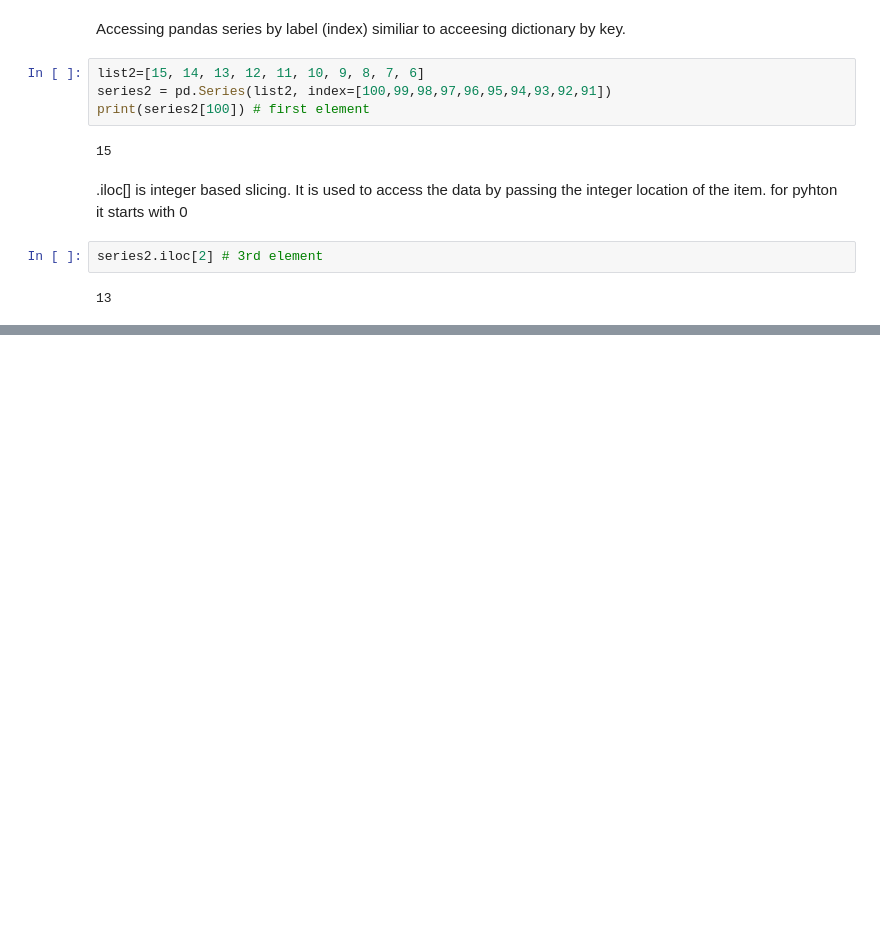
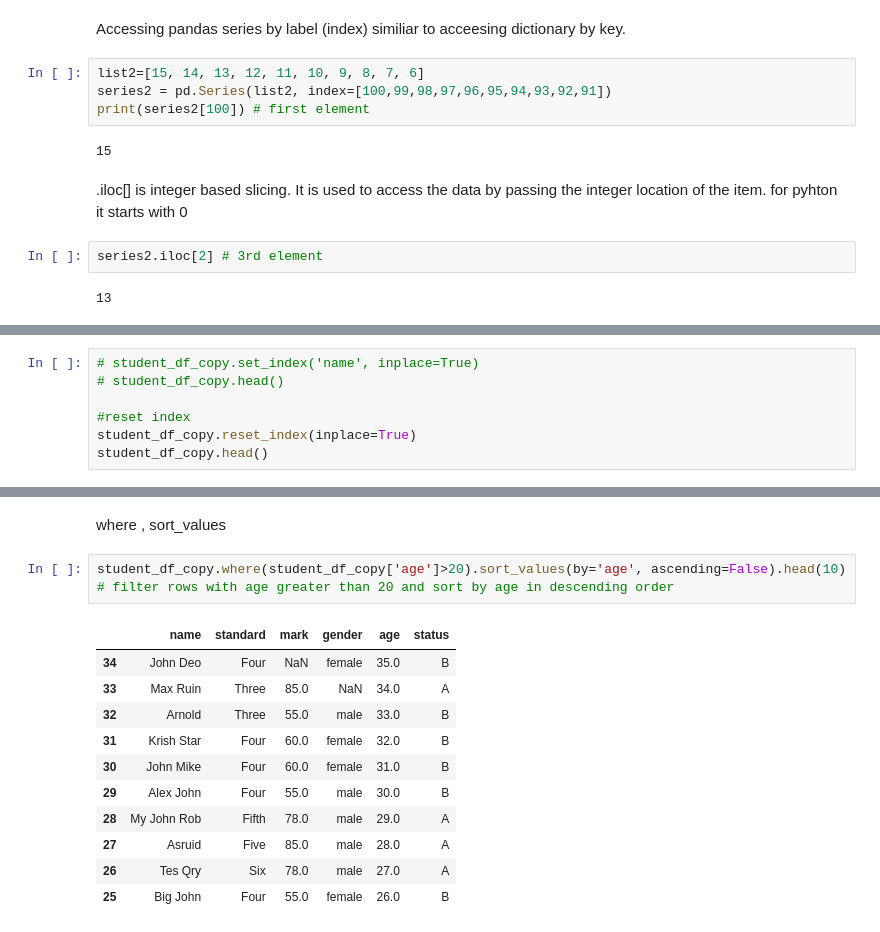
Before and after one commit to amrit-fuse/python, a Jupyter notebook: Pandas_practise.ipynb, the cells around one changed output, grey strips where cells are left out. Cells and saved outputs as stored; diff of their text form; blank space fills up the shorter version.

```diff
--- a/Pandas_practise.ipynb
+++ b/Pandas_practise.ipynb
@@ -57,0 +423,7 @@ series2.iloc[2] # 3rd element
+# %%
+# student_df_copy.set_index('name', inplace=True)
+# student_df_copy.head()
+
+#reset index
+student_df_copy.reset_index(inplace=True)
+student_df_copy.head()
@@ -57,0 +437,16 @@ series2.iloc[2] # 3rd element
+# %% [markdown]
+where , sort_values
+# %%
+student_df_copy.where(student_df_copy['age']>20).sort_values(by='age', ascending=False).head(10) # filter rows with age greater than 20 and sort by age in descending order
+# %% [output]
+|  | name | standard | mark | gender | age | status |
+| 34 | John Deo | Four | NaN | female | 35.0 | B |
+| 33 | Max Ruin | Three | 85.0 | NaN | 34.0 | A |
+| 32 | Arnold | Three | 55.0 | male | 33.0 | B |
+| 31 | Krish Star | Four | 60.0 | female | 32.0 | B |
+| 30 | John Mike | Four | 60.0 | female | 31.0 | B |
+| 29 | Alex John | Four | 55.0 | male | 30.0 | B |
+| 28 | My John Rob | Fifth | 78.0 | male | 29.0 | A |
+| 27 | Asruid | Five | 85.0 | male | 28.0 | A |
+| 26 | Tes Qry | Six | 78.0 | male | 27.0 | A |
+| 25 | Big John | Four | 55.0 | female | 26.0 | B |
```
Also changed, not shown: parts of 77 cells of this notebook, 1 other file.
